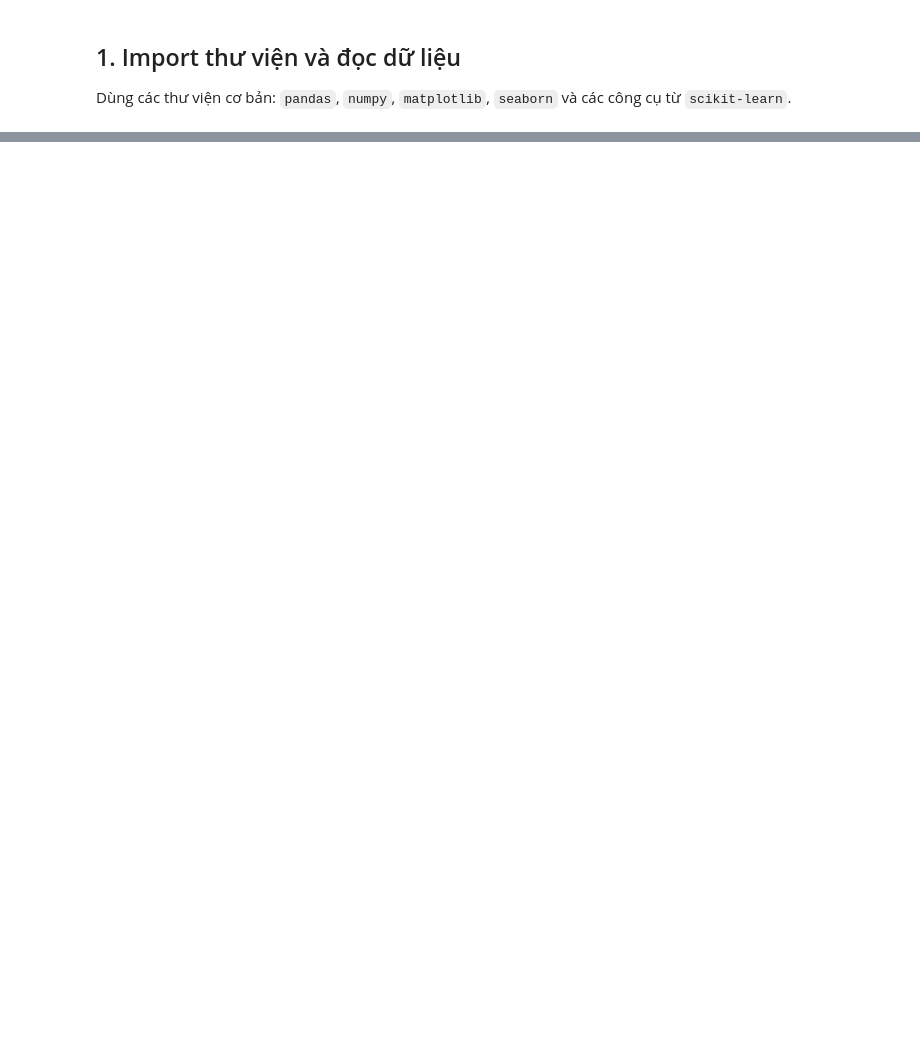
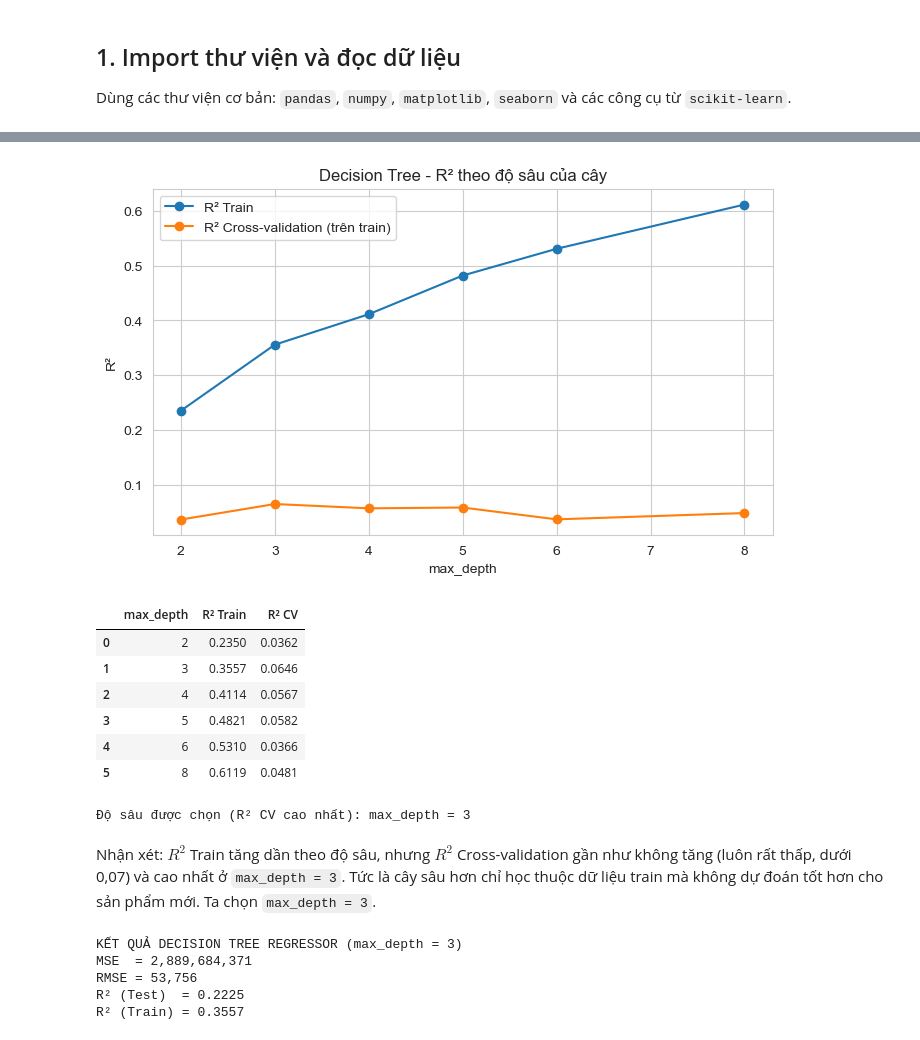
Before and after one commit to MoshiM0chiMoshi/Group5_Pharmacity_Personal_Care, a Jupyter notebook: Stage 2/02_Regression.ipynb, the cells around one changed output, grey strips where cells are left out. Drawn from its saved outputs; the diff is of its cells as text; code cells hidden in the pictures; blank space fills up the shorter version.

```diff
--- a/Stage 2/02_Regression.ipynb
+++ b/Stage 2/02_Regression.ipynb
@@ -464,0 +202,13 @@ TỔNG KẾT TASK 3
+# %%
+lr_model = tao_pipeline(LinearRegression())
+lr_model.fit(X_train, y_train)
+
+lr_kq = danh_gia(lr_model)
+lr_pred = lr_model.predict(X_test)
+
+print("KẾT QUẢ LINEAR REGRESSION")
+print(f"MSE  = {lr_kq['MSE']:,.0f}")
+print(f"RMSE = {lr_kq['RMSE']:,.0f}")
+print(f"R² (Test)  = {lr_kq['R2 (Test)']:.4f}")
+print(f"R² (Train) = {lr_kq['R2 (Train)']:.4f}")
+print(f"Số dự đoán ÂM: {(lr_pred < 0).sum()} / {len(lr_pred)}")
@@ -464,0 +233,56 @@ TỔNG KẾT TASK 3
+# %%
+# Cây không giới hạn độ sâu sẽ "học thuộc" dữ liệu train. Ta thử vài giá trị max_depth,
+# dùng cross-validation 5 lần TRÊN TẬP TRAIN để chọn độ sâu tốt nhất (không dùng tập test để chọn).
+depths = [2, 3, 4, 5, 6, 8]
+train_r2_list = []
+cv_r2_list = []
+
+for d in depths:
+    cay = tao_pipeline(DecisionTreeRegressor(max_depth=d, random_state=RANDOM_STATE))
+    cv_r2_list.append(cross_val_score(cay, X_train, y_train, cv=5, scoring='r2').mean())
+    cay.fit(X_train, y_train)
+    train_r2_list.append(r2_score(y_train, cay.predict(X_train)))
+
+best_depth = depths[int(np.argmax(cv_r2_list))]
+
+plt.figure(figsize=(8, 4.5))
+plt.plot(depths, train_r2_list, marker='o', label='R² Train')
+plt.plot(depths, cv_r2_list, marker='o', label='R² Cross-validation (trên train)')
+plt.xlabel('max_depth')
+plt.ylabel('R²')
+plt.title('Decision Tree - R² theo độ sâu của cây')
+plt.legend()
+plt.show()
+
+display(pd.DataFrame({'max_depth': depths, 'R² Train': train_r2_list, 'R² CV': cv_r2_list}).round(4))
+print(f"Độ sâu được chọn (R² CV cao nhất): max_depth = {best_depth}")
+# %% [output]
+[figure, added]
+|  | max_depth | R² Train | R² CV |
+| 0 | 2 | 0.2350 | 0.0362 |
+| 1 | 3 | 0.3557 | 0.0646 |
+| 2 | 4 | 0.4114 | 0.0567 |
+| 3 | 5 | 0.4821 | 0.0582 |
+| 4 | 6 | 0.5310 | 0.0366 |
+| 5 | 8 | 0.6119 | 0.0481 |
+Độ sâu được chọn (R² CV cao nhất): max_depth = 3
+# %% [markdown]
+Nhận xét: $R^2$ Train tăng dần theo độ sâu, nhưng $R^2$ Cross-validation gần như không tăng (luôn rất thấp, dưới 0,07) và cao nhất ở `max_depth = 3`. Tức là cây sâu hơn chỉ học thuộc dữ liệu train mà không dự đoán tốt hơn cho sản phẩm mới. Ta chọn `max_depth = 3`.
+# %%
+dt_model = tao_pipeline(DecisionTreeRegressor(max_depth=best_depth, random_state=RANDOM_STATE))
+dt_model.fit(X_train, y_train)
+
+dt_kq = danh_gia(dt_model)
+dt_pred = dt_model.predict(X_test)
+
+print(f"KẾT QUẢ DECISION TREE REGRESSOR (max_depth = {best_depth})")
+print(f"MSE  = {dt_kq['MSE']:,.0f}")
+print(f"RMSE = {dt_kq['RMSE']:,.0f}")
+print(f"R² (Test)  = {dt_kq['R2 (Test)']:.4f}")
+print(f"R² (Train) = {dt_kq['R2 (Train)']:.4f}")
+# %% [output]
+KẾT QUẢ DECISION TREE REGRESSOR (max_depth = 3)
+MSE  = 2,889,684,371
+RMSE = 53,756
+R² (Test)  = 0.2225
+R² (Train) = 0.3557
```
Also changed, not shown: parts of 62 cells of this notebook, 4 other files.
